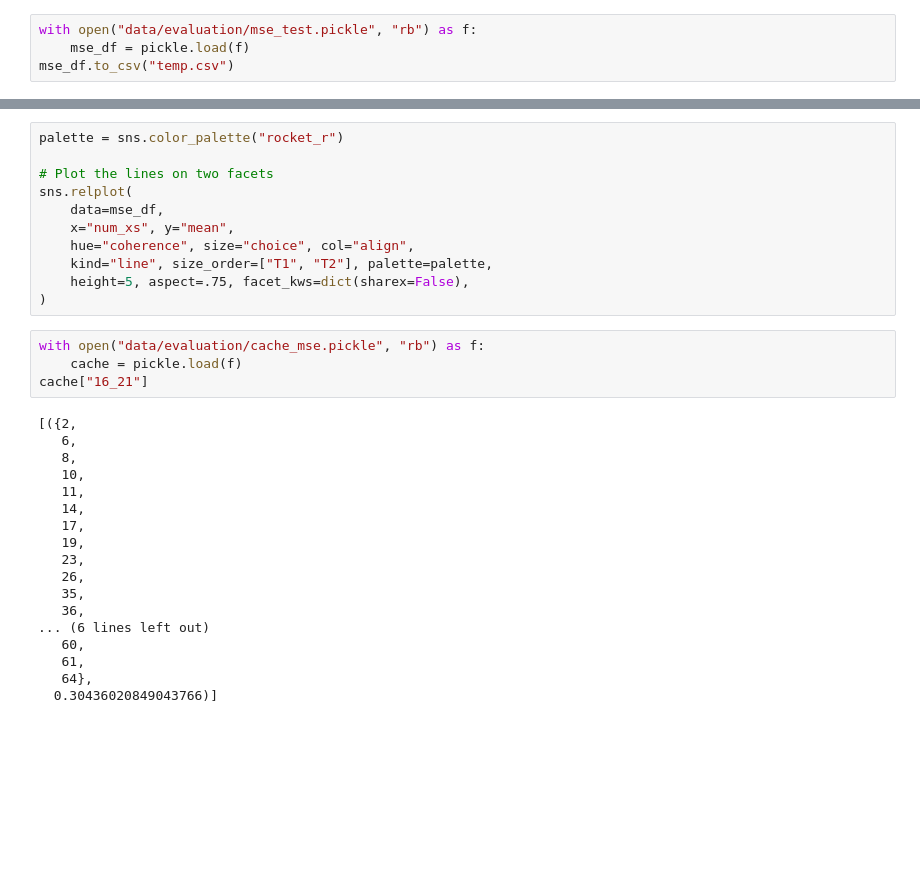
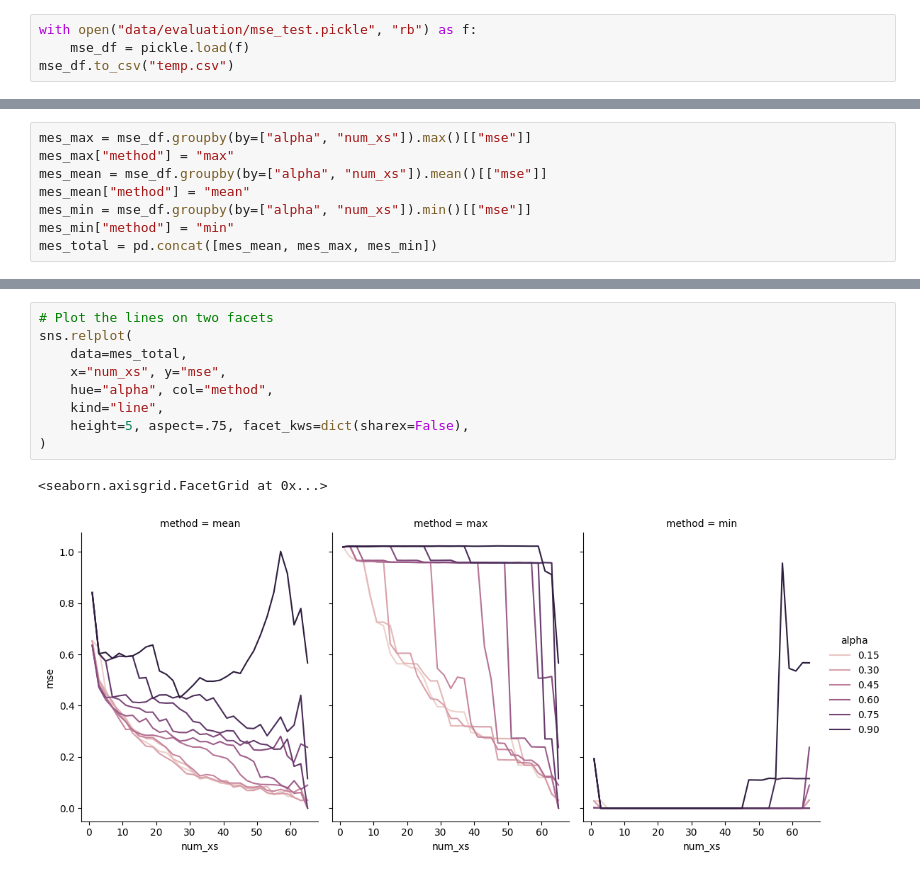
Before and after one commit to dream2globe/graph-study, a Jupyter notebook: notebook/evaluation.ipynb, the cells around one changed output, grey strips where cells are left out. Saved outputs shown, nothing was run; the diff lists cells and outputs as text; blank space fills up the shorter version.

```diff
--- a/notebook/evaluation.ipynb
+++ b/notebook/evaluation.ipynb
@@ -34,0 +36,8 @@ mse_df
+# %%
+mes_max = mse_df.groupby(by=["alpha", "num_xs"]).max()[["mse"]]
+mes_max["method"] = "max"
+mes_mean = mse_df.groupby(by=["alpha", "num_xs"]).mean()[["mse"]]
+mes_mean["method"] = "mean"
+mes_min = mse_df.groupby(by=["alpha", "num_xs"]).min()[["mse"]]
+mes_min["method"] = "min"
+mes_total = pd.concat([mes_mean, mes_max, mes_min])
@@ -35,33 +60,12 @@ mse_df
 # %%
-palette = sns.color_palette("rocket_r")
-
 # Plot the lines on two facets
 sns.relplot(
-    data=mse_df,
-    x="num_xs", y="mean",
-    hue="coherence", size="choice", col="align",
-    kind="line", size_order=["T1", "T2"], palette=palette,
+    data=mes_total,
+    x="num_xs", y="mse",
+    hue="alpha", col="method",
+    kind="line",
     height=5, aspect=.75, facet_kws=dict(sharex=False),
 )
+# %% [output]
+<seaborn.axisgrid.FacetGrid at 0x...>
+[figure, added]
-# %%
-with open("data/evaluation/cache_mse.pickle", "rb") as f:
-    cache = pickle.load(f)
-cache["16_21"]
-# %% [output]
-[({2,
-   6,
-   8,
-   10,
-   11,
-   14,
-   17,
-   19,
-   23,
-   26,
-   35,
-   36,
-... (6 lines left out)
-   60,
-   61,
-   64},
-  0.30436020849043766)]
```
Also changed, not shown: parts of 2 cells of this notebook, 2 other files.
